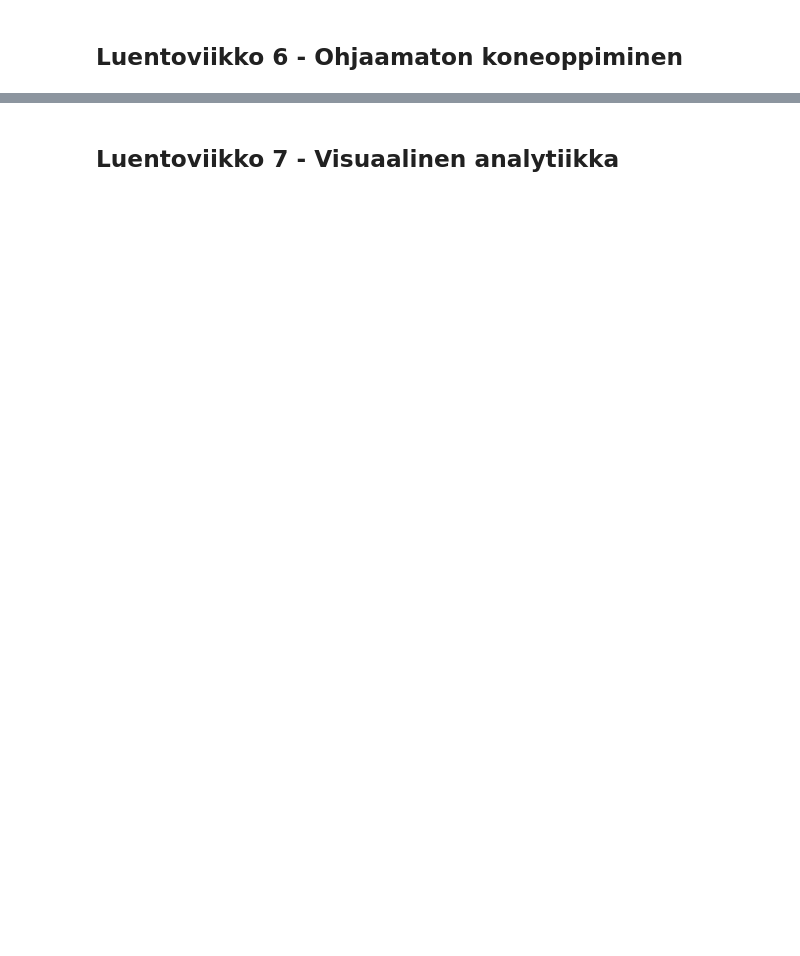
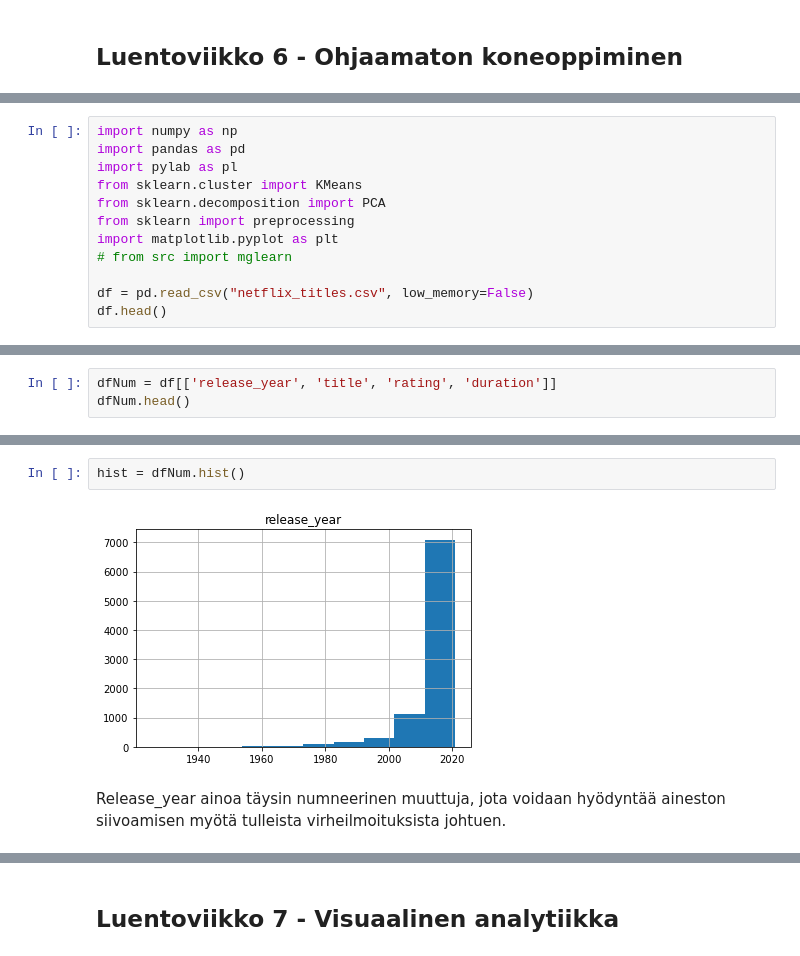
Before and after one commit to riikkamarie/JODA22, a Jupyter notebook: Oppimispäiväkirja.ipynb, the cells around one changed output, grey strips where cells are left out. Drawn from its saved outputs; the diff is of its cells as text; blank space fills up the shorter version.

```diff
--- a/Oppimispäiväkirja.ipynb
+++ b/Oppimispäiväkirja.ipynb
@@ -343,0 +471,12 @@ Mallin soveltamisvaiheessa haettiin ulkopuolinen datalähde (ministerin twiitit)
+# %%
+import numpy as np
+import pandas as pd
+import pylab as pl
+from sklearn.cluster import KMeans
+from sklearn.decomposition import PCA
+from sklearn import preprocessing
+import matplotlib.pyplot as plt
+# from src import mglearn
+
+df = pd.read_csv("netflix_titles.csv", low_memory=False)
+df.head()
@@ -343,0 +514,3 @@ Mallin soveltamisvaiheessa haettiin ulkopuolinen datalähde (ministerin twiitit)
+# %%
+dfNum = df[['release_year', 'title', 'rating', 'duration']]
+dfNum.head()
@@ -343,0 +524,6 @@ Mallin soveltamisvaiheessa haettiin ulkopuolinen datalähde (ministerin twiitit)
+# %%
+hist = dfNum.hist()
+# %% [output]
+[figure, added]
+# %% [markdown]
+Release_year ainoa täysin numneerinen muuttuja, jota voidaan hyödyntää aineston siivoamisen myötä tulleista virheilmoituksista johtuen.
```
Also changed, not shown: parts of 61 cells of this notebook, 2 other files.
